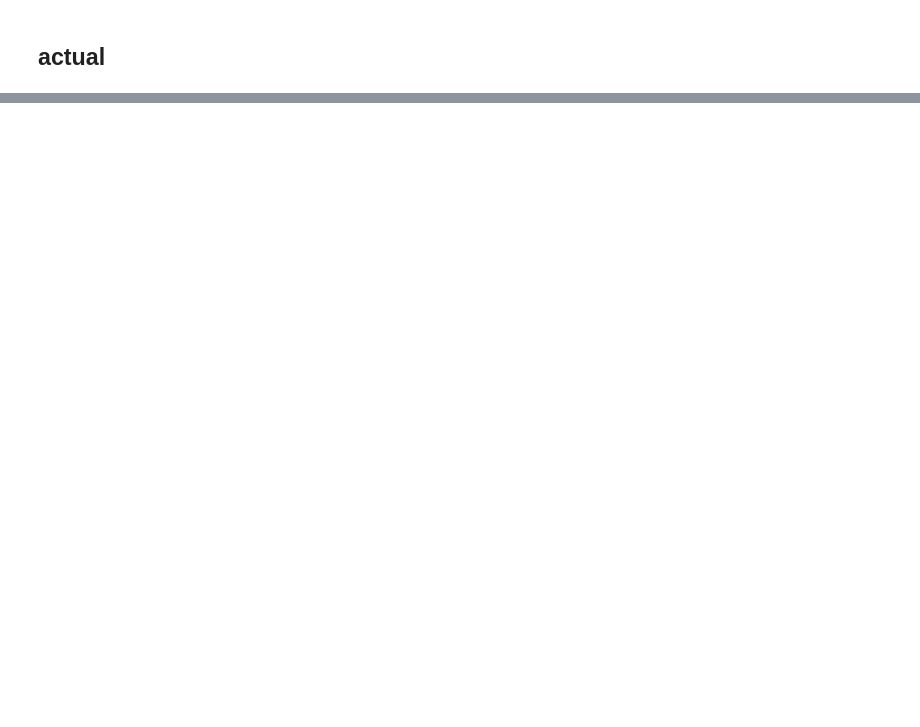
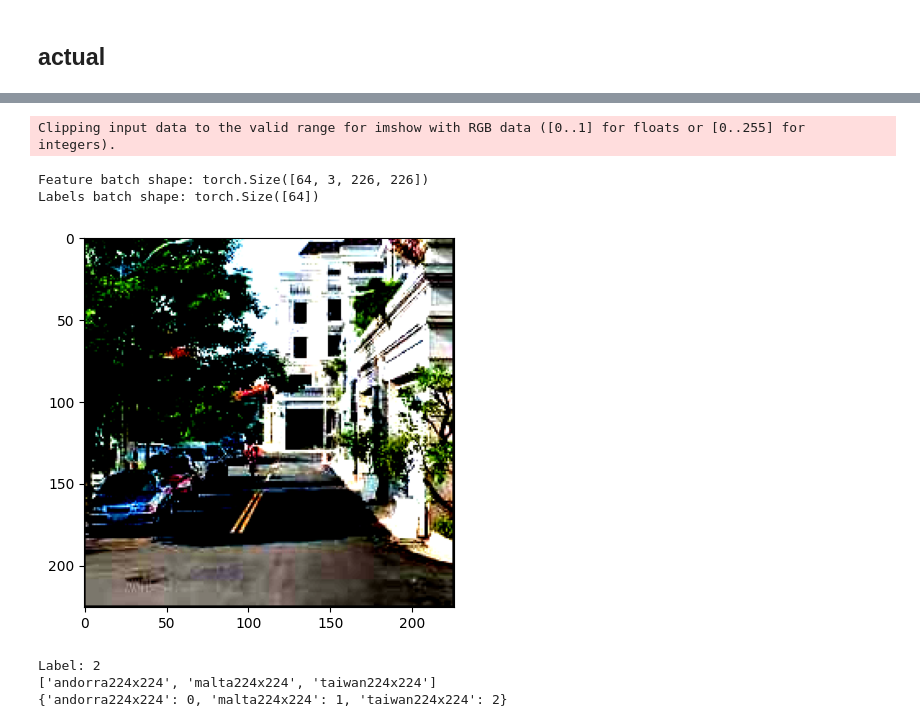
Before and after one commit to ethjlee/GeoGuessrAI, a Jupyter notebook: resnet.ipynb, the cells around one changed output, grey strips where cells are left out. Cells and saved outputs as stored; diff of their text form; code cells hidden in the pictures; blank space fills up the shorter version.

Commit message:
ADD: resnet / dataset

```diff
--- a/resnet.ipynb
+++ b/resnet.ipynb
@@ -32,0 +103,30 @@ cuda
+# %%
+
+
+countries_dataset = ImageFolder("C://Users//aidan//OneDrive//Desktop//New folder//data", transform=tf,)
+
+
+test_dataloader = DataLoader(countries_dataset, batch_size=64, shuffle=True)
+
+
+train_features, train_labels = next(iter(test_dataloader))
+print(f"Feature batch shape: {train_features.size()}")
+print(f"Labels batch shape: {train_labels.size()}")
+img = train_features[0].squeeze()
+label = train_labels[0]
+image_np = img.numpy().transpose((1, 2, 0))
+plt.imshow(image_np)
+plt.show()
+print(f"Label: {label}")
+
+
+print(countries_dataset.classes)
+print(countries_dataset.class_to_idx)
+# %% [output]
+Clipping input data to the valid range for imshow with RGB data ([0..1] for floats or [0..255] for integers).
+Feature batch shape: torch.Size([64, 3, 226, 226])
+Labels batch shape: torch.Size([64])
+[figure, added]
+Label: 2
+['andorra224x224', 'malta224x224', 'taiwan224x224']
+{'andorra224x224': 0, 'malta224x224': 1, 'taiwan224x224': 2}
```
Also changed, not shown: parts of 9 cells of this notebook, 1 other file.
